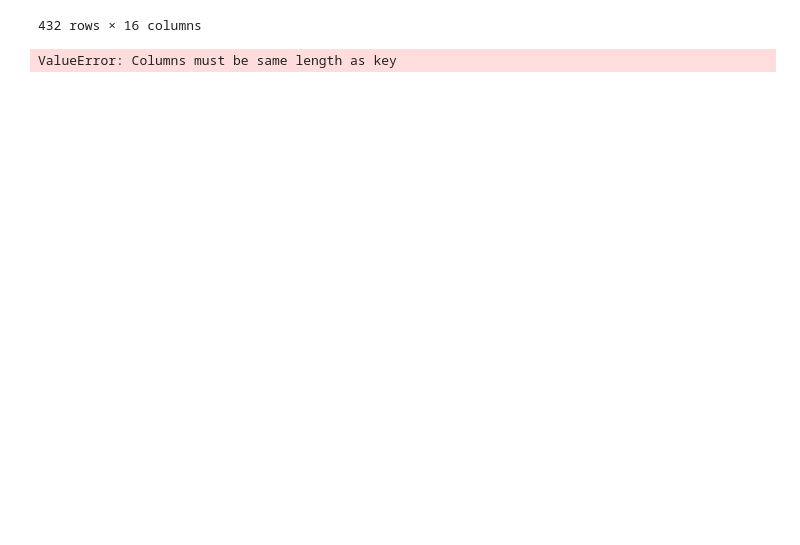
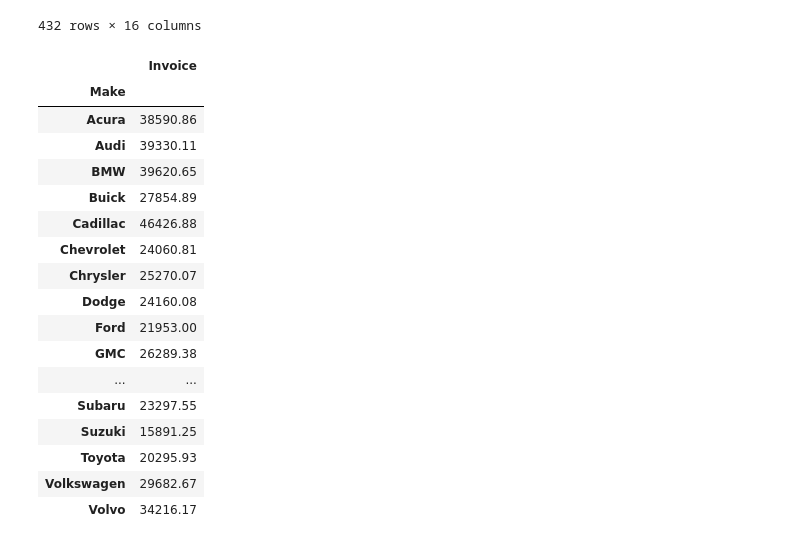
Before and after one commit to tyleer1000/Data-Analysis-With-Python, a Jupyter notebook: Practice3 24.ipynb, the cells around one changed output. Cells and saved outputs as stored; diff of their text form; code cells hidden in the pictures; blank space fills up the shorter version.

```diff
--- a/Practice3 24.ipynb
+++ b/Practice3 24.ipynb
@@ -86,15 +86,31 @@ data
 # %%
 #Get the average invoice by make
 
 data.groupby(['Origin','Make']).agg({'Horsepower': 'mean'})
 
 dataclean = data.copy()
 
 dataclean['Invoice'] =dataclean['Invoice'].str.replace('$', "")
 dataclean['Invoice'] =dataclean['Invoice'].str.replace(',', "")
 
 dataclean['Invoice'] = dataclean['Invoice'].astype(float)
-dataclean['Invoice'] = dataclean['Invoice'].round()
-dataclean.groupby(['Make']).agg({('Invoice'): 'mean'})
+dataclean.groupby(['Make']).agg({('Invoice'): 'mean'}).round(2)
 # %% [output]
-ValueError: Columns must be same length as key
+|  | Invoice |
+| Make |  |
+| Acura | 38590.86 |
+| Audi | 39330.11 |
+| BMW | 39620.65 |
+| Buick | 27854.89 |
+| Cadillac | 46426.88 |
+| Chevrolet | 24060.81 |
+| Chrysler | 25270.07 |
+| Dodge | 24160.08 |
+| Ford | 21953.00 |
+| GMC | 26289.38 |
+| ... | ... |
+| Subaru | 23297.55 |
+| Suzuki | 15891.25 |
+| Toyota | 20295.93 |
+| Volkswagen | 29682.67 |
+| Volvo | 34216.17 |
```
Also changed, not shown: parts of 6 cells of this notebook.
